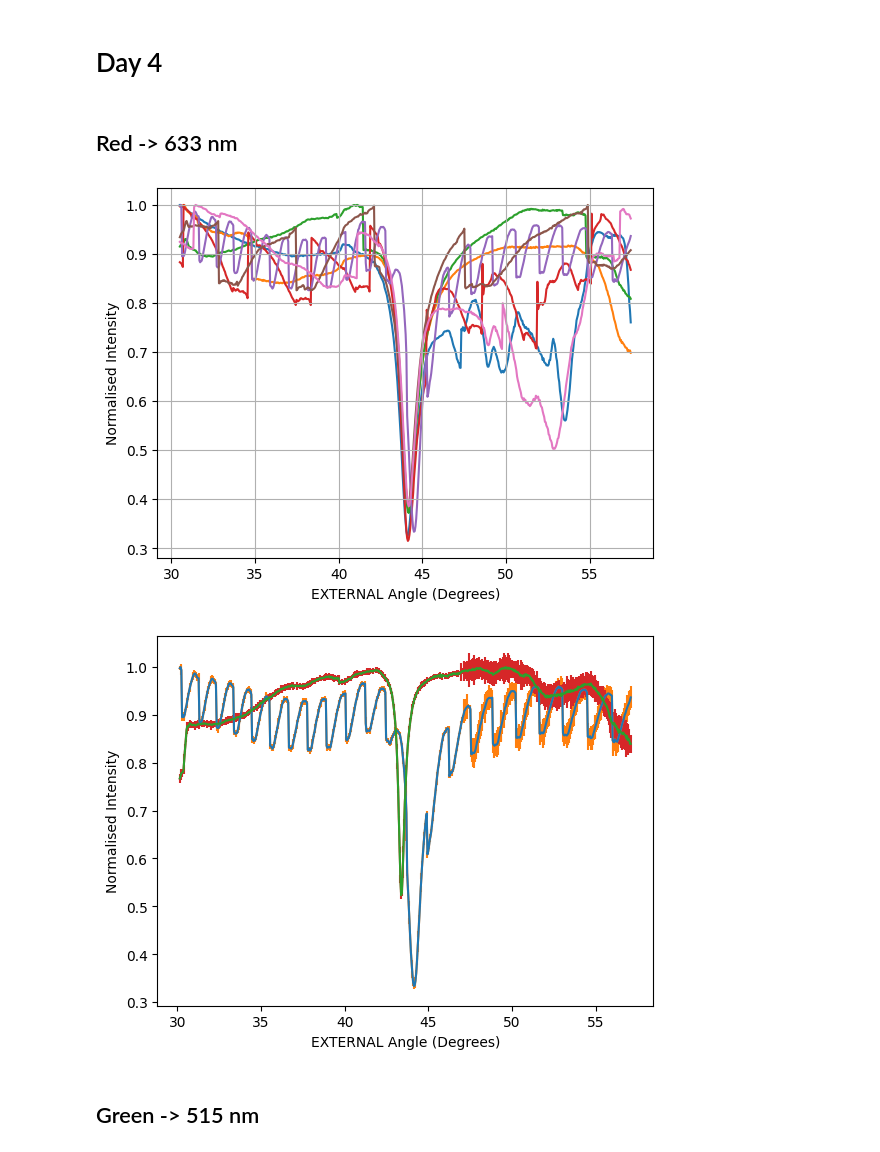
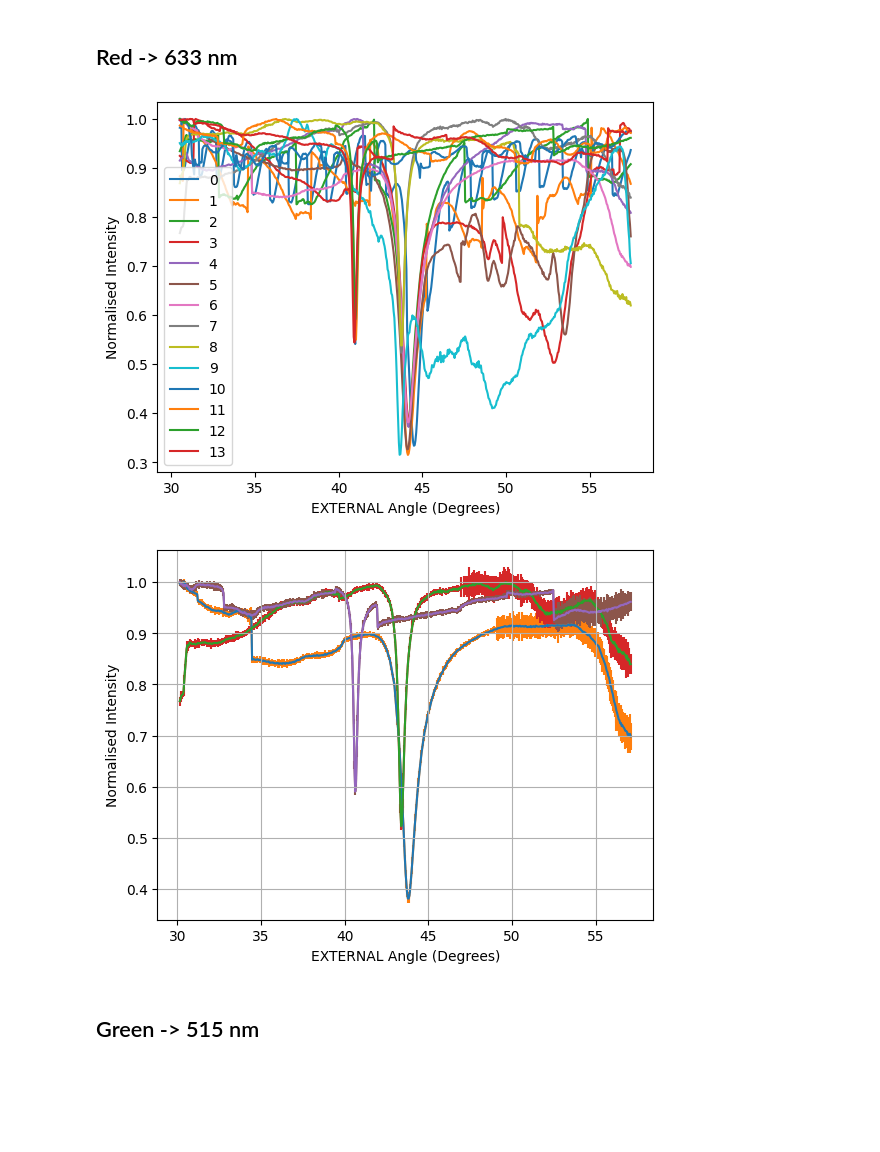
Before and after one commit to daraghhollman/UCD_PASS_Labs, a Jupyter notebook: Surface_Plasmons/Python/surfacePlasmonsAnalysis.ipynb, the cells around one changed output. Saved outputs shown, nothing was run; the diff lists cells and outputs as text; code cells hidden in the pictures; blank space fills up the shorter version.

```diff
--- a/Surface_Plasmons/Python/surfacePlasmonsAnalysis.ipynb
+++ b/Surface_Plasmons/Python/surfacePlasmonsAnalysis.ipynb
@@ -140,22 +136,23 @@ def PlotAverageFiles(pathList, angleMode="external", offset=0, normalise=True, e
         dataAvg[:,2] = dataAvg[:,2]*dataAvg[:,1] / (len(dataList) * stds[j])
 
     PlotFile(dataAvg, angleMode=angleMode, offset=offset, normalise=normalise, errors=errors)
-# %% [markdown]
-# Day 4
 # %% [markdown]
 ## Red -> 633 nm
 # %%
-fileListRed = glob("day4_RED/*.txt")
+fileListRed = glob("10nm/red/*.txt") + glob("13nm/red/*.txt") + glob("15nm/red/*.txt")
 
-for file in fileListRed:
-    PlotFile(file, errors=False)
+i=0
+for file in [str(el) for el in np.sort(fileListRed)]:
+    PlotFile(file, errors=False, label=i)
+    i+=1
 # %% [output]
-[figure, old version]
+[figure, new version]
 # %%
-PlotFile("10nm/red/red01.txt", offset=30.15)
+PlotFile("10nm/red/red07.txt", offset=30.15)
 PlotFile("13nm/red/red01.txt",offset=30.15)
+PlotFile("15nm/red/red03.txt",offset=30.15)
 # %% [output]
-[figure, old version]
+[figure, new version]
 # %% [markdown]
 ## Green -> 515 nm
 # %%
```
Also changed, not shown: parts of 10 cells of this notebook, 11 other files.
